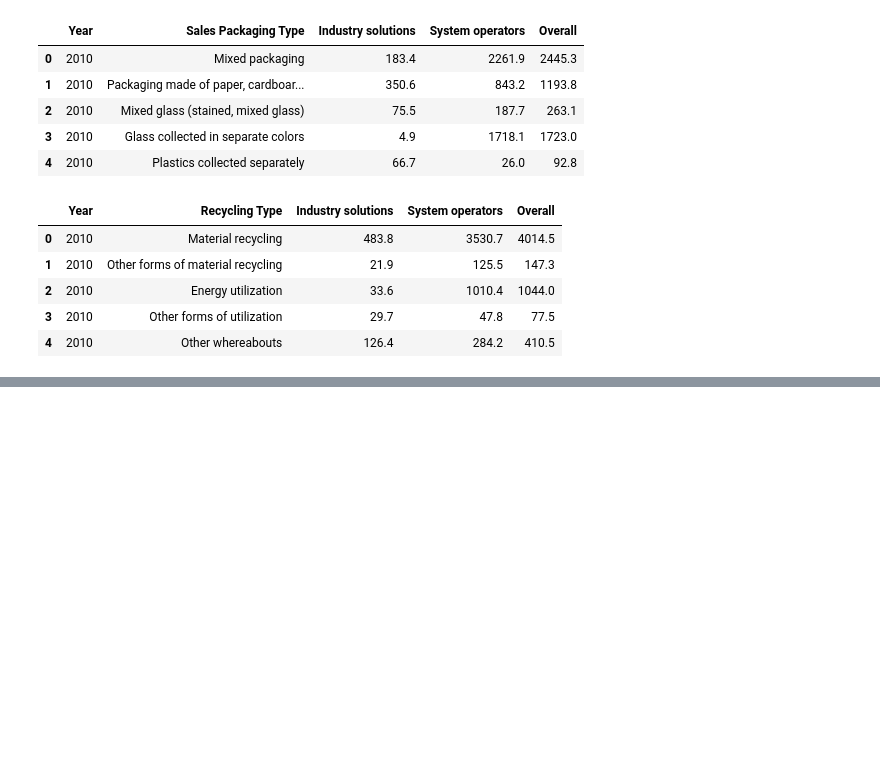
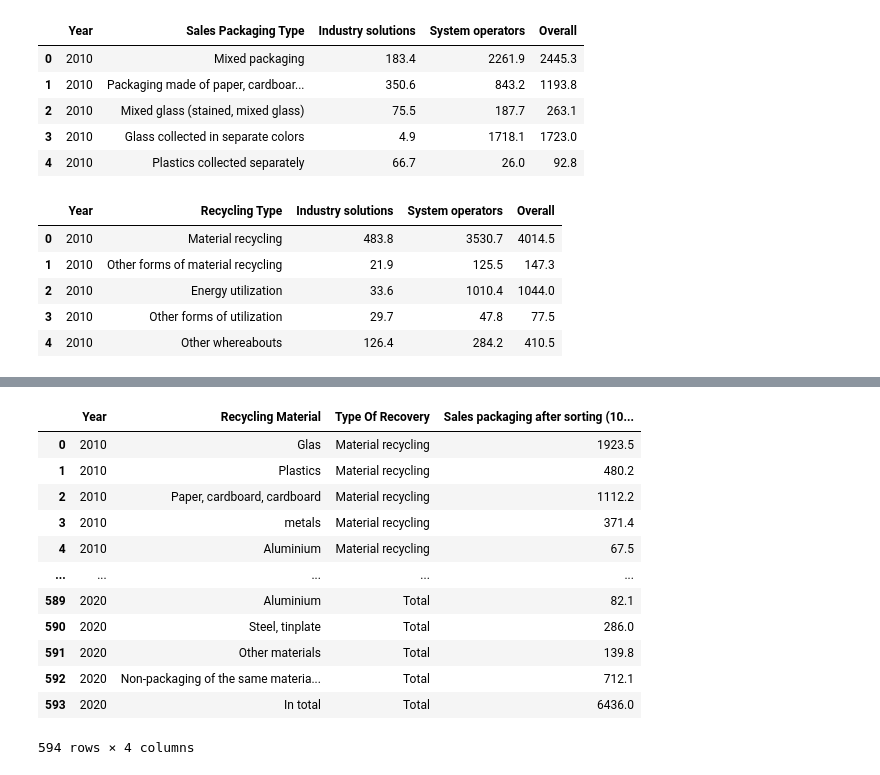
Before and after one commit to UyenDhNguyen/Germany-Waste-Management-Analysis, a Jupyter notebook: Data/Genesis_Destatis/Sales Packaging/clean_sales_packaging.ipynb, the cells around one changed output, grey strips where cells are left out. Drawn from its saved outputs; the diff is of its cells as text; code cells hidden in the pictures; blank space fills up the shorter version.

Commit message:
clean 32136-0004 and 32136-0005 sales packaging

```diff
--- a/Data/Genesis_Destatis/Sales Packaging/clean_sales_packaging.ipynb
+++ b/Data/Genesis_Destatis/Sales Packaging/clean_sales_packaging.ipynb
@@ -110,7 +110,7 @@ d7 = {
     "Columns": "Year, Recycling Material, Material recycling, Other forms of material recycling, Energy recycling, Other forms of recycling, Other disposal, Total",
     "Read Lines": [9, 107],
     "NA": [".", "-"],
-    "To Translate": {"Recycling Type":0},
+    "To Translate": {"Recycling Material":0},
     "to_numeric": 2,
     "pivot": True,
     "valname": "Sales packaging after sorting (1000 t)",
@@ -253,3 +253,6 @@ waste_df6 = pd.melt(waste_df6, id_vars=['Year', 'Recycling Type'], value_vars=['
         value_name=d6["valname"], var_name=d6["varname"])
 # %%
 waste_df6.to_csv(f"cleaned_{d6['Table']}_Sales-Packaging-{d6['filename']}", index=False)
+# %%
+waste_df7 = clean_data(d7)
+waste_df7.head()
@@ -255,0 +266,16 @@ waste_df6.to_csv(f"cleaned_{d6['Table']}_Sales-Packaging-{d6['filename']}", inde
+# %%
+pd.melt(waste_df7, id_vars=['Year', 'Recycling Material'], value_vars=list(waste_df7.columns[2:]), var_name=d7["varname"], value_name=d7["valname"])
+# %% [output]
+|  | Year | Recycling Material | Type Of Recovery | Sales packaging after sorting (10... |
+| 0 | 2010 | Glas | Material recycling | 1923.5 |
+| 1 | 2010 | Plastics | Material recycling | 480.2 |
+| 2 | 2010 | Paper, cardboard, cardboard | Material recycling | 1112.2 |
+| 3 | 2010 | metals | Material recycling | 371.4 |
+| 4 | 2010 | Aluminium | Material recycling | 67.5 |
+| ... | ... | ... | ... | ... |
+| 589 | 2020 | Aluminium | Total | 82.1 |
+| 590 | 2020 | Steel, tinplate | Total | 286.0 |
+| 591 | 2020 | Other materials | Total | 139.8 |
+| 592 | 2020 | Non-packaging of the same materia... | Total | 712.1 |
+| 593 | 2020 | In total | Total | 6436.0 |
+594 rows × 4 columns
```
Also changed, not shown: parts of 4 cells of this notebook, 2 other files.
